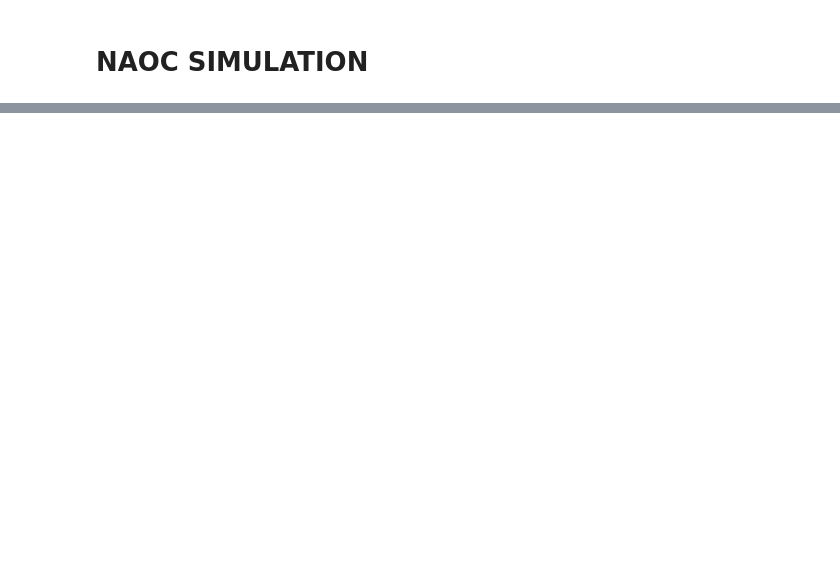
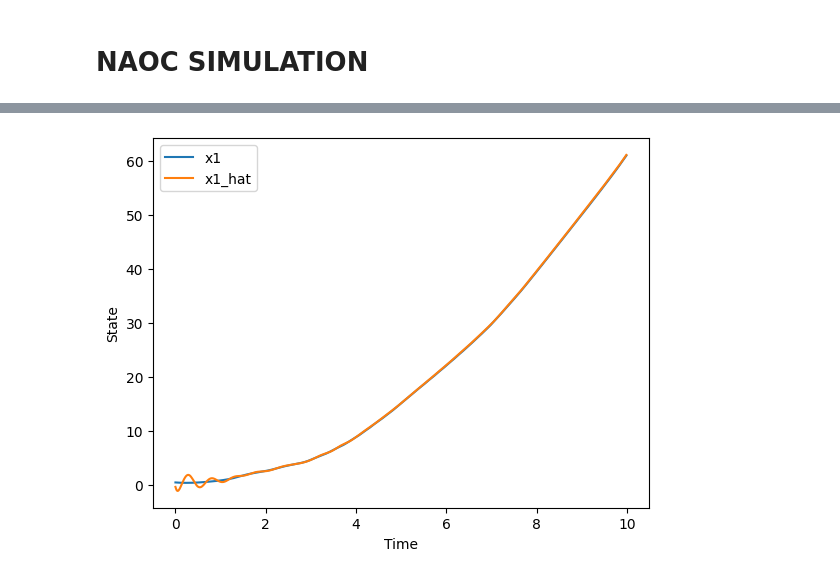
Before and after one commit to mrzahaki/naoc, a Jupyter notebook: naocnp lab.ipynb, the cells around one changed output, grey strips where cells are left out. Drawn from its saved outputs; the diff is of its cells as text; code cells hidden in the pictures; blank space fills up the shorter version.

```diff
--- a/naocnp lab.ipynb
+++ b/naocnp lab.ipynb
@@ -134,0 +608,81 @@ controller = Controller(
+# %%
+# Parameters
+sim_duration = 10  # Duration of simulation
+num_steps = int(sim_duration / solver_step)
+batch_size = 100
+L1 = [5, 150]
+observer_rbfnn_num_centers_vector1 = 1024
+
+# Create Sim1 instance
+system3 = Sim1(x_int=x_int, solver_step=solver_step)
+observer2 = Observer(
+    L=L1,
+    C=C,
+    Bn=Bn,
+    learning_rate=observer_learning_rate,
+    forgetting_rate=observer_forgetting_rate,
+    rbfnn_input_dim_vector=observer_rbfnn_input_dim_vector,
+    rbfnn_output_dim_vector=observer_rbfnn_output_dim_vector,
+    rbfnn_num_centers_vector=observer_rbfnn_num_centers_vector1,
+    rbfnn_sigma_vector=observer_rbfnn_sigma_vector,
+    rbfnn_input_intervals_vector=observer_rbfnn_input_intervals_vector,
+    x_init=x_hat_int,
+    solver_step=solver_step,
+)
+
+
+# Arrays to store simulation data
+time = np.arange(0, sim_duration, solver_step)
+u_data = np.sin(2 * time)  # Example input signal
+datasize = max(time.shape)
+x1_data = np.zeros(datasize)
+x2_data = np.zeros(datasize)
+x1_hat_data = np.zeros(datasize)
+x2_hat_data = np.zeros(datasize)
+
+# Create figure and axis for plotting
+figx1, ax1 = plt.subplots()
+figx2, ax2 = plt.subplots()
+
+j = 0
+i_base = 0
+# Main simulation loop
+for i in range(num_steps):
+    # Execute simulation step
+    x, y = system3.exec(u_data[i])
+    x_hat, y_hat = observer2(y, u_data[i])
+
+
+    # Store simulation data
+    x1, x2 = x.numpy().flatten()
+    x1_hat, x2_hat = x_hat.numpy().flatten()
+
+    x1_data[j] = x1
+    x2_data[j] = x2
+    x1_hat_data[j] = x1_hat
+    x2_hat_data[j] = x2_hat
+    j += 1
+    if not (j % batch_size):
+        # Plot
+        ax1.clear()
+        ax1.plot(time[:j], x1_data[:j], label='x1')
+        ax1.plot(time[:j], x1_hat_data[:j], label='x1_hat')
+        ax1.set_xlabel('Time')
+        ax1.set_ylabel('State')
+        ax1.legend()
+
+        ax2.clear()
+        ax2.plot(time[:j], x2_data[:j], label='x2')
+        ax2.plot(time[:j], x2_hat_data[:j], label='x2_hat')
+        ax2.set_xlabel('Time')
+        ax2.set_ylabel('State')
+        ax2.legend()
+
+        clear_output(wait=True)
+        display(figx1)
+        display(figx2)
+        plt.pause(0.001)  # Pause to update the plot
+
+plt.close()
+# %% [output]
+[figure, added]
```
Also changed, not shown: parts of 69 cells of this notebook, 2 other files.
